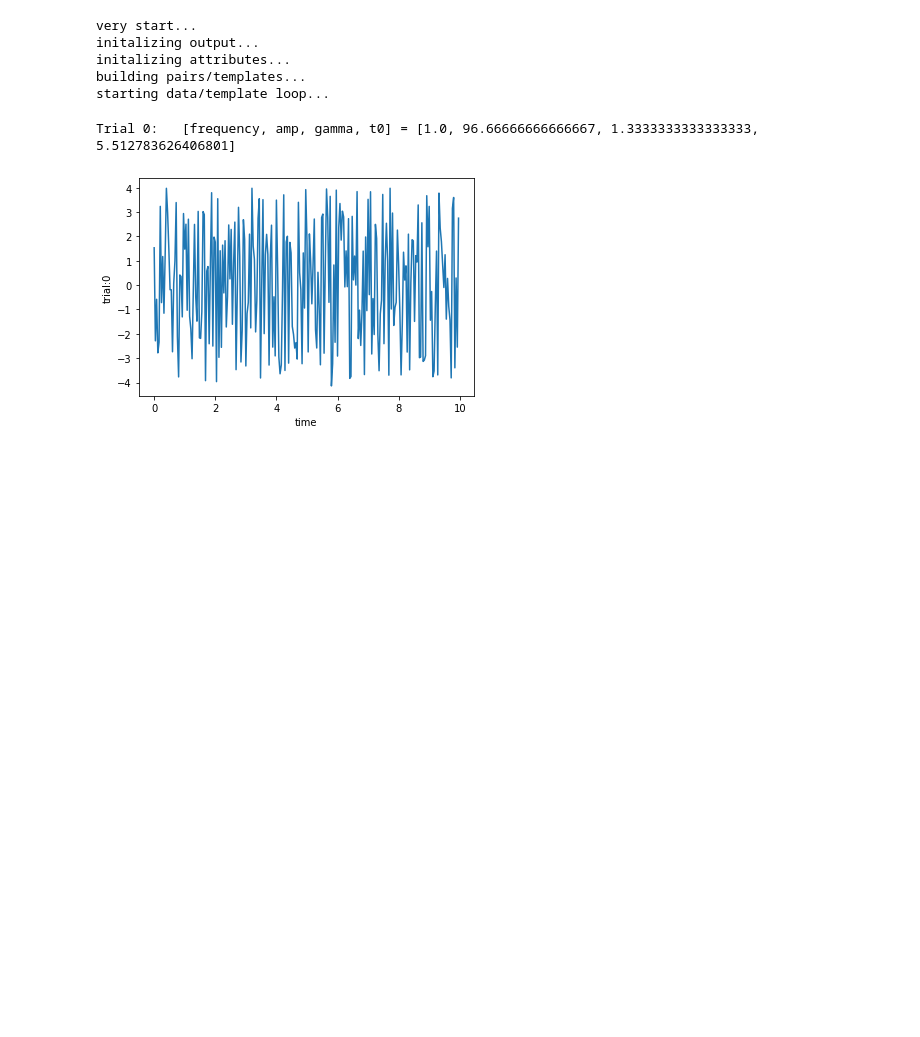
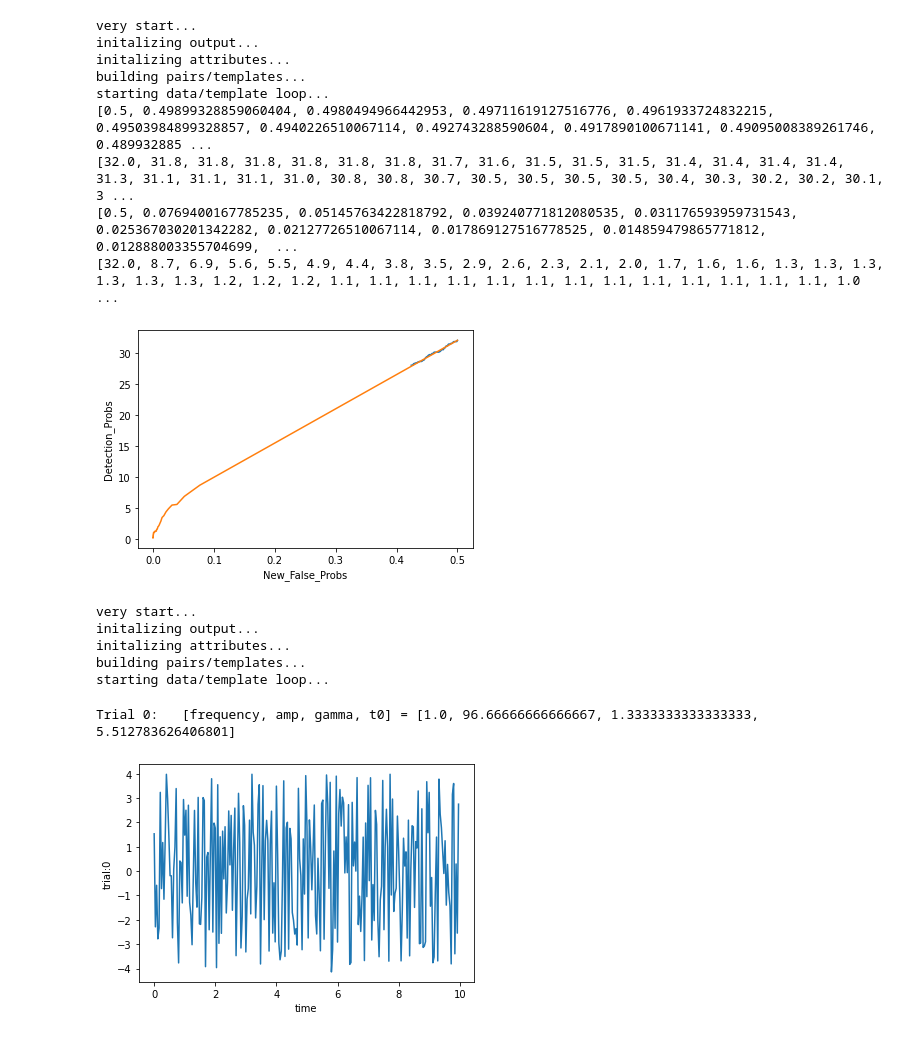
Before and after one commit to mickbrawler/Waveforms, a Jupyter notebook: Onsource_Analysis.ipynb, the cells around one changed output. Cells and saved outputs as stored; diff of their text form; code cells hidden in the pictures; blank space fills up the shorter version.

Commit message:
More work on ROC curves needed, eval is added

```diff
--- a/Onsource_Analysis.ipynb
+++ b/Onsource_Analysis.ipynb
@@ -464,6 +454,39 @@ class OnSource:
             ii += 1
 
         return C
+# %%
+#N_A, N_g, N_f, t0_tf, T, b, D, trials, N_t
+x=OnSource(4, 4, 4, 4, 10, 4, 0.3, 10,"test",N_t=250)
+# Chi Square stat isn't working
+#stat_list = ["CC_IJ", "CS_IJ", "CC_IJ/(1+CS_IJ)"]
+stat_list = ["CC_IJ", "CC_IJ/(1+CS_IJ)"]
+
+stat_length = len(stat_list)
+#CC_IJ,CS_IJ
+
+for s in range(stat_length):
+    x.rho(stat=stat_list[s])
+    x.window(.02)
+    x.test_plotter(8,100)
+    print(x.New_False_Prob)
+    print(x.Detection_Prob)
+    plt.plot(x.New_False_Prob,x.Detection_Prob)
+
+
+plt.xlabel("New_False_Probs")
+plt.ylabel("Detection_Probs")
+plt.show()
+# %% [output]
+very start...
+initalizing output...
+initalizing attributes...
+building pairs/templates...
+starting data/template loop...
+[0.5, 0.49899328859060404, 0.4980494966442953, 0.49711619127516776, 0.4961933724832215, 0.49503984899328857, 0.4940226510067114, 0.492743288590604, 0.4917890100671141, 0.49095008389261746, 0.489932885 ...
+[32.0, 31.8, 31.8, 31.8, 31.8, 31.8, 31.8, 31.7, 31.6, 31.5, 31.5, 31.5, 31.4, 31.4, 31.4, 31.4, 31.3, 31.1, 31.1, 31.1, 31.0, 30.8, 30.8, 30.7, 30.5, 30.5, 30.5, 30.5, 30.4, 30.3, 30.2, 30.2, 30.1, 3 ...
+[0.5, 0.0769400167785235, 0.05145763422818792, 0.039240771812080535, 0.031176593959731543, 0.025367030201342282, 0.02127726510067114, 0.017869127516778525, 0.014859479865771812, 0.012888003355704699,  ...
+[32.0, 8.7, 6.9, 5.6, 5.5, 4.9, 4.4, 3.8, 3.5, 2.9, 2.6, 2.3, 2.1, 2.0, 1.7, 1.6, 1.6, 1.3, 1.3, 1.3, 1.3, 1.3, 1.3, 1.2, 1.2, 1.2, 1.1, 1.1, 1.1, 1.1, 1.1, 1.1, 1.1, 1.1, 1.1, 1.1, 1.1, 1.1, 1.1, 1.0 ...
+[figure, added]
 # %%
 #N_A, N_g, N_f, t0_tf, T, b, D, trials, N_t
 x=OnSource(4, 4, 4, 4, 10, 4, 0.3, 10,"test",N_t=250)
```
Also changed, not shown: parts of 8 cells of this notebook.
